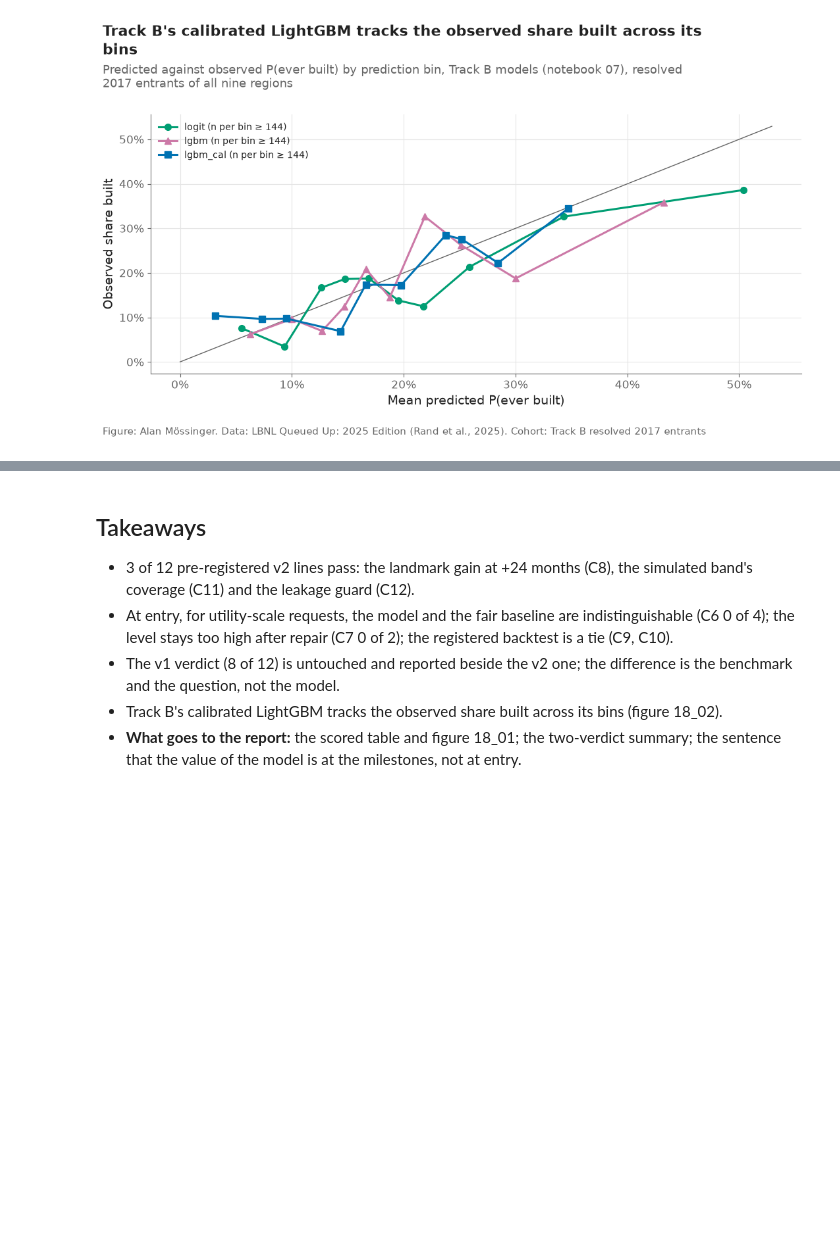
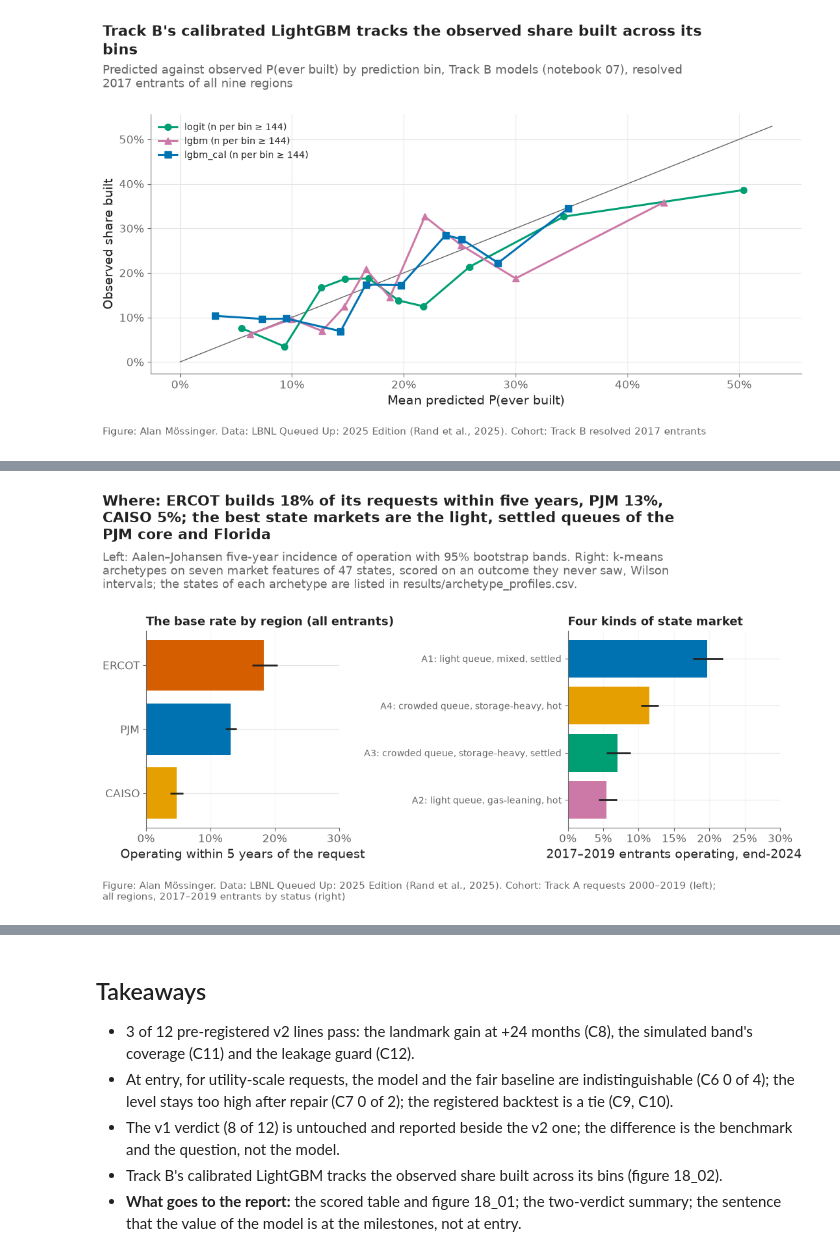
Before and after one commit to alanmossinger/Capstone, a Jupyter notebook: notebooks/18_evaluate_v2.ipynb, the cells around one changed output, grey strips where cells are left out. Drawn from its saved outputs; the diff is of its cells as text; code cells hidden in the pictures; blank space fills up the shorter version.

```diff
--- a/notebooks/18_evaluate_v2.ipynb
+++ b/notebooks/18_evaluate_v2.ipynb
@@ -204,0 +307,31 @@ plt.show()
+# %%
+fig, axes = plt.subplots(1, 2, figsize=(11, 6.5), gridspec_kw={"width_ratios": [1, 1.1]})
+ax = axes[0]
+y = np.arange(3)
+vals = reg5.loc[REGIONS]
+ax.barh(y, vals["cif_operation"], color=[RC[r] for r in REGIONS])
+ax.hlines(y, vals["cif_operation_low"], vals["cif_operation_high"], color=plots.INK, lw=2)
+ax.set_yticks(y); ax.set_yticklabels(REGIONS); ax.invert_yaxis()
+ax.xaxis.set_major_formatter(lambda x, _: f"{x:.0%}")
+ax.set_xlim(0, 0.3)
+ax.set_xlabel("Operating within 5 years of the request")
+ax.set_title("The base rate by region (all entrants)", fontsize=13, loc="left")
+ax.grid(axis="x", alpha=0.3)
+ax = axes[1]
+y = np.arange(len(arch))
+ax.barh(y, arch["completion_2017_2019"], color=["#0072B2", "#E69F00", "#009E73", "#CC79A7", "#56B4E9", "#D55E00"][:len(arch)])
+ax.hlines(y, arch["low"], arch["high"], color=plots.INK, lw=2)
+ax.set_yticks(y); ax.set_yticklabels([f"A{int(a) + 1}: {n}" for a, n in zip(arch["archetype"], arch["name"])], fontsize=10)  # numbered as in F25
+ax.invert_yaxis()
+ax.xaxis.set_major_formatter(lambda x, _: f"{x:.0%}")
+ax.set_xlim(0, 0.3)
+ax.set_xlabel("2017–2019 entrants operating, end-2024")
+ax.set_title("Four kinds of state market", fontsize=13, loc="left")
+ax.grid(axis="x", alpha=0.3)
+plots.finish(fig, f"Where: ERCOT builds {reg5.loc['ERCOT', 'cif_operation']:.0%} of its requests within five years, PJM {reg5.loc['PJM', 'cif_operation']:.0%}, CAISO {reg5.loc['CAISO', 'cif_operation']:.0%}; the best state markets are the light, settled queues of the PJM core and Florida",
+             "Left: Aalen–Johansen five-year incidence of operation with 95% bootstrap bands. Right: k-means archetypes on seven market features of 47 states, scored on an outcome they never saw, Wilson intervals; the states of each archetype are listed in results/archetype_profiles.csv.",
+             "Track A requests 2000–2019 (left); all regions, 2017–2019 entrants by status (right)")
+dsave(fig, "D1_where", "Decision 1, where: five-year completion by region and the four state archetypes with the share of 2017–2019 entrants operating by end-2024.")
+plt.show()
+# %% [output]
+[figure, added]
```
Also changed, not shown: parts of 12 cells of this notebook, 18 other files.
